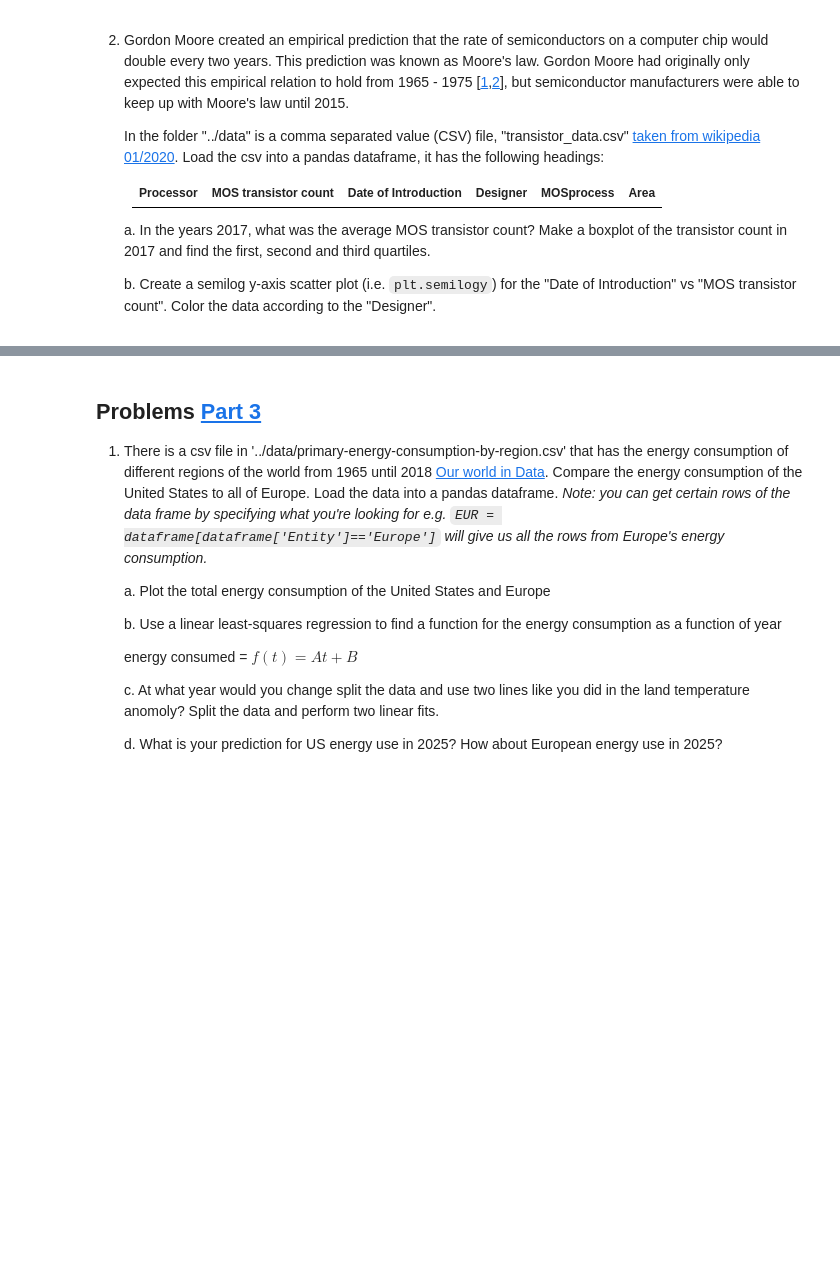
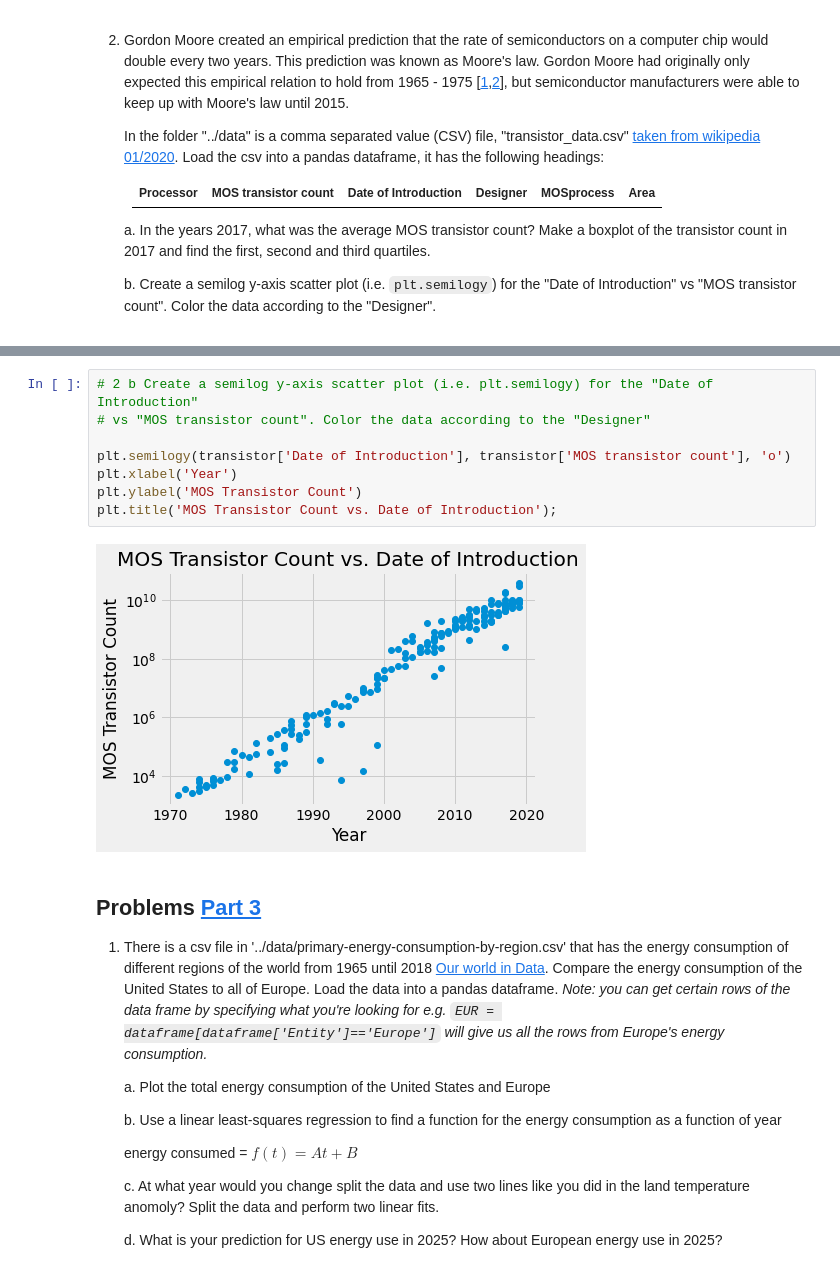
Before and after one commit to hamwalker/computational-mechanics, a Jupyter notebook: module_02/notebooks/HW_02.ipynb, the cells around one changed output, grey strips where cells are left out. Saved outputs shown, nothing was run; the diff lists cells and outputs as text; blank space fills up the shorter version.

```diff
--- a/module_02/notebooks/HW_02.ipynb
+++ b/module_02/notebooks/HW_02.ipynb
@@ -94,3 +161,13 @@ until 2015.
+# %%
+# 2 b Create a semilog y-axis scatter plot (i.e. plt.semilogy) for the "Date of Introduction"
+# vs "MOS transistor count". Color the data according to the "Designer"
+
+plt.semilogy(transistor['Date of Introduction'], transistor['MOS transistor count'], 'o')
+plt.xlabel('Year')
+plt.ylabel('MOS Transistor Count')
+plt.title('MOS Transistor Count vs. Date of Introduction');
+# %% [output]
+[figure, added]
 # %% [markdown]
 ## Problems [Part 3](03_Linear_Regression_with_Real_Data.md)
 
```
Also changed, not shown: parts of 9 cells of this notebook, 4 other files.
